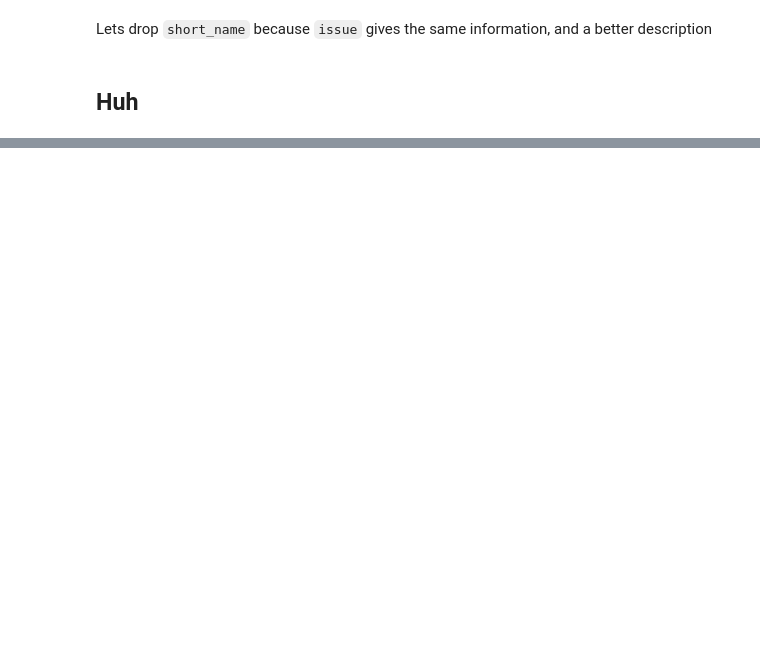
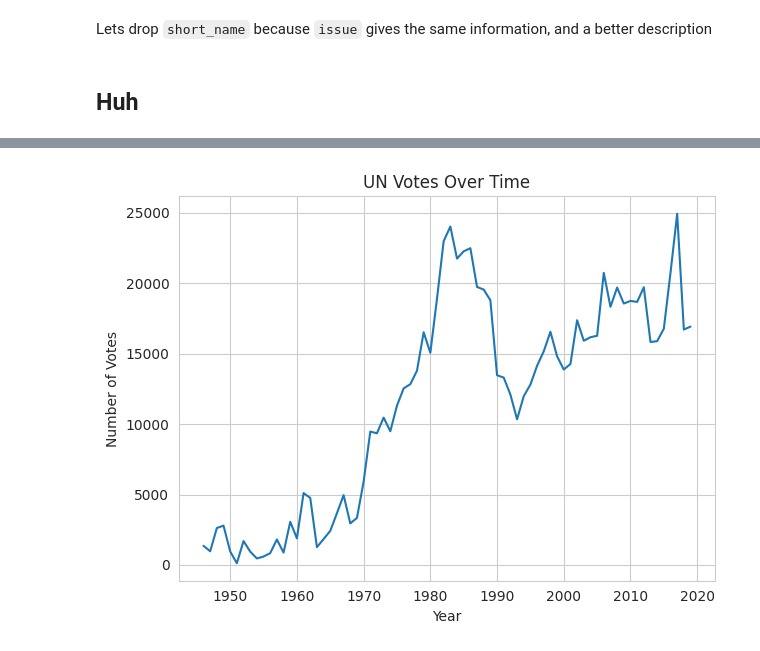
Before and after one commit to yijiesoo/leigaga, a Jupyter notebook: src/project.ipynb, the cells around one changed output, grey strips where cells are left out. Cells and saved outputs as stored; diff of their text form; code cells hidden in the pictures; blank space fills up the shorter version.

```diff
--- a/src/project.ipynb
+++ b/src/project.ipynb
@@ -190,0 +139,8 @@ False
+# %%
+sns.lineplot(data=df, x='date', y='vote', estimator="count", errorbar=None)
+plt.title("UN Votes Over Time")
+plt.ylabel("Number of Votes")
+plt.xlabel("Year")
+plt.tight_layout()
+# %% [output]
+[figure, added]
```
Also changed, not shown: parts of 26 cells of this notebook.
